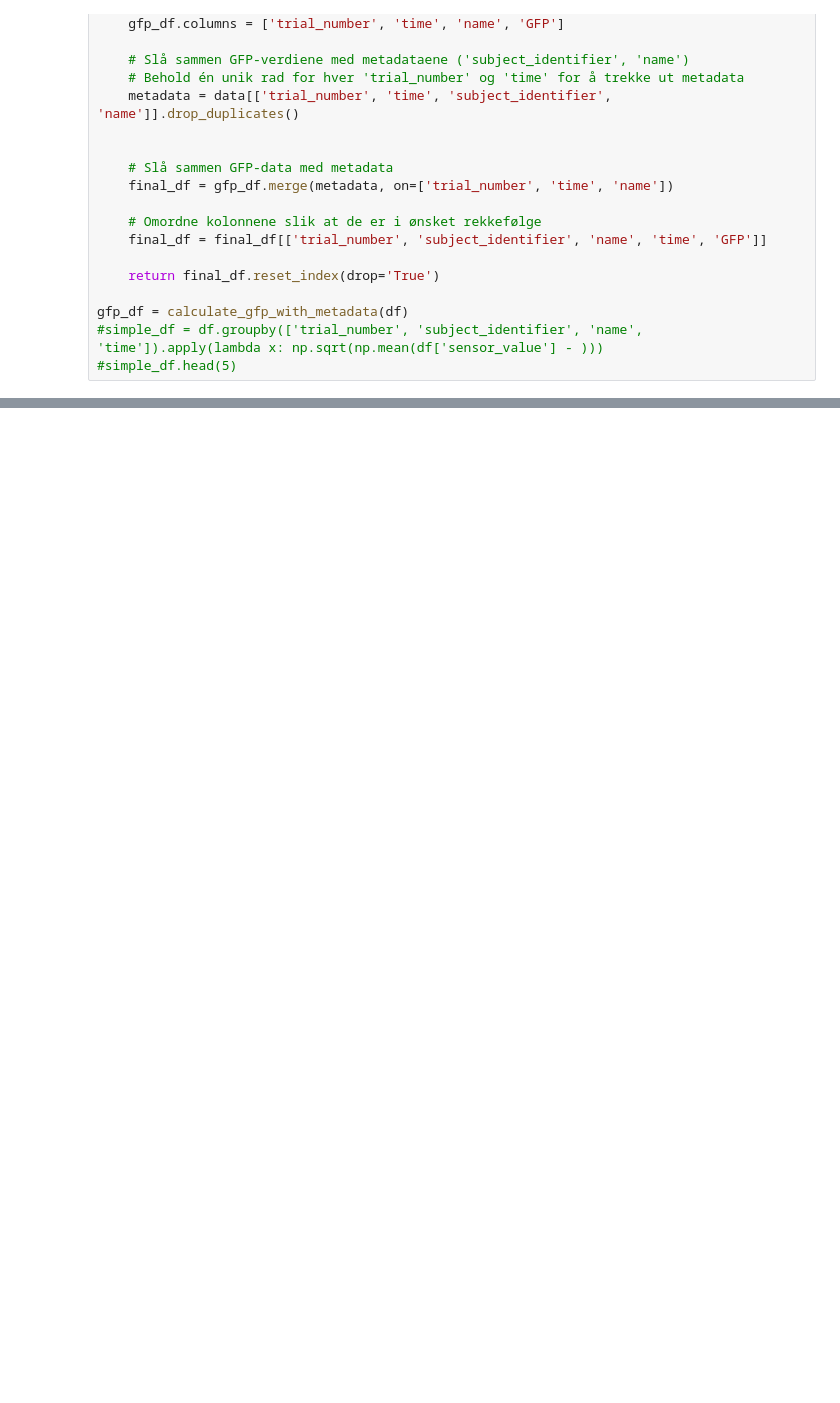
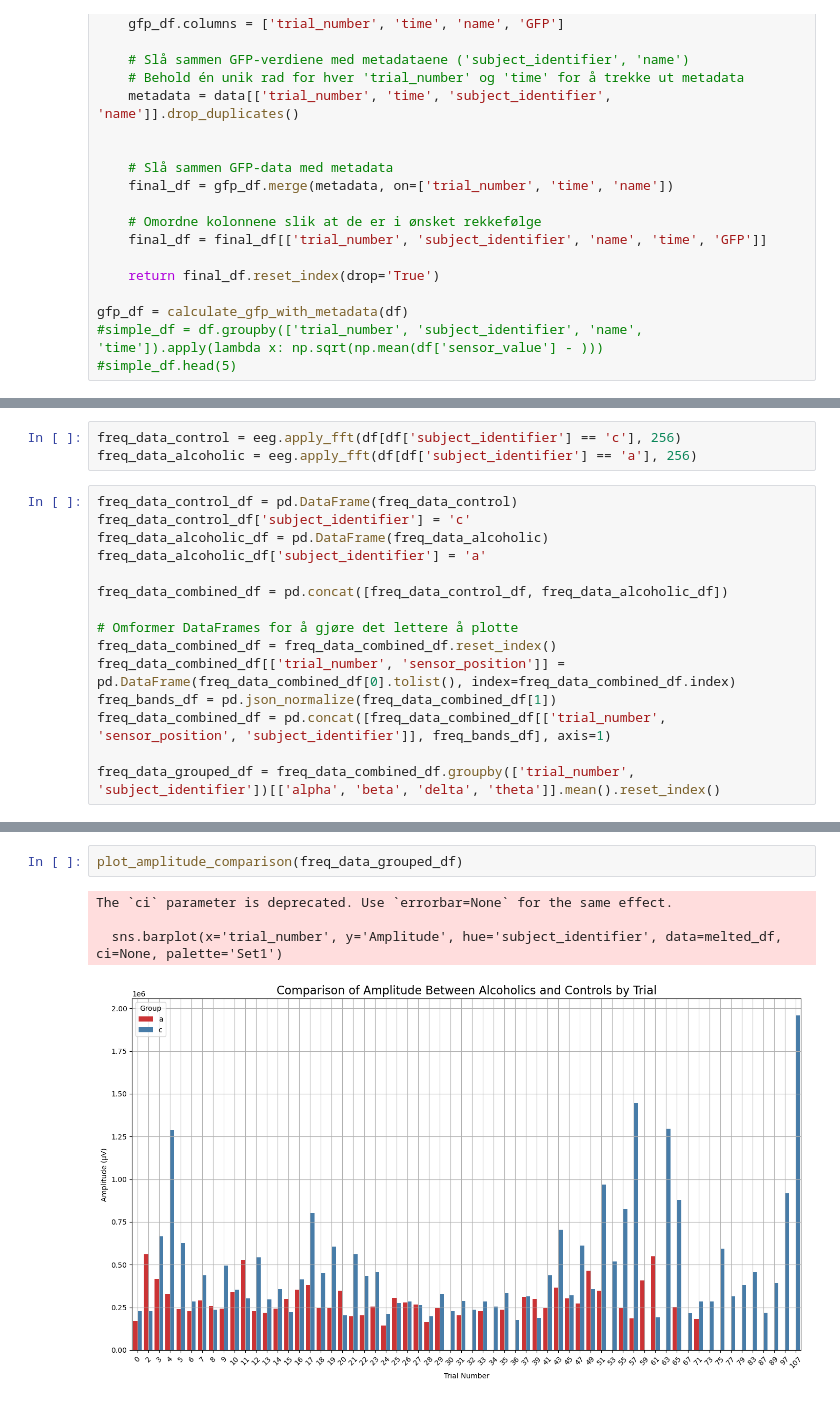
Before and after one commit to kkufaas/EEG, a Jupyter notebook: visualization.ipynb, the cells around one changed output, grey strips where cells are left out. Drawn from its saved outputs; the diff is of its cells as text; blank space fills up the shorter version.

```diff
--- a/visualization.ipynb
+++ b/visualization.ipynb
@@ -255,0 +189,18 @@ plt.show()
+# %%
+freq_data_control = eeg.apply_fft(df[df['subject_identifier'] == 'c'], 256)
+freq_data_alcoholic = eeg.apply_fft(df[df['subject_identifier'] == 'a'], 256)
+# %%
+freq_data_control_df = pd.DataFrame(freq_data_control)
+freq_data_control_df['subject_identifier'] = 'c'
+freq_data_alcoholic_df = pd.DataFrame(freq_data_alcoholic)
+freq_data_alcoholic_df['subject_identifier'] = 'a'
+
+freq_data_combined_df = pd.concat([freq_data_control_df, freq_data_alcoholic_df])
+
+# Omformer DataFrames for å gjøre det lettere å plotte
+freq_data_combined_df = freq_data_combined_df.reset_index()
+freq_data_combined_df[['trial_number', 'sensor_position']] = pd.DataFrame(freq_data_combined_df[0].tolist(), index=freq_data_combined_df.index)
+freq_bands_df = pd.json_normalize(freq_data_combined_df[1])
+freq_data_combined_df = pd.concat([freq_data_combined_df[['trial_number', 'sensor_position', 'subject_identifier']], freq_bands_df], axis=1)
+
+freq_data_grouped_df = freq_data_combined_df.groupby(['trial_number', 'subject_identifier'])[['alpha', 'beta', 'delta', 'theta']].mean().reset_index()
@@ -255,0 +257,7 @@ plt.show()
+# %%
+plot_amplitude_comparison(freq_data_grouped_df)
+# %% [output]
+The `ci` parameter is deprecated. Use `errorbar=None` for the same effect.
+
+  sns.barplot(x='trial_number', y='Amplitude', hue='subject_identifier', data=melted_df, ci=None, palette='Set1')
+[figure, added]
```
Also changed, not shown: parts of 15 cells of this notebook.
